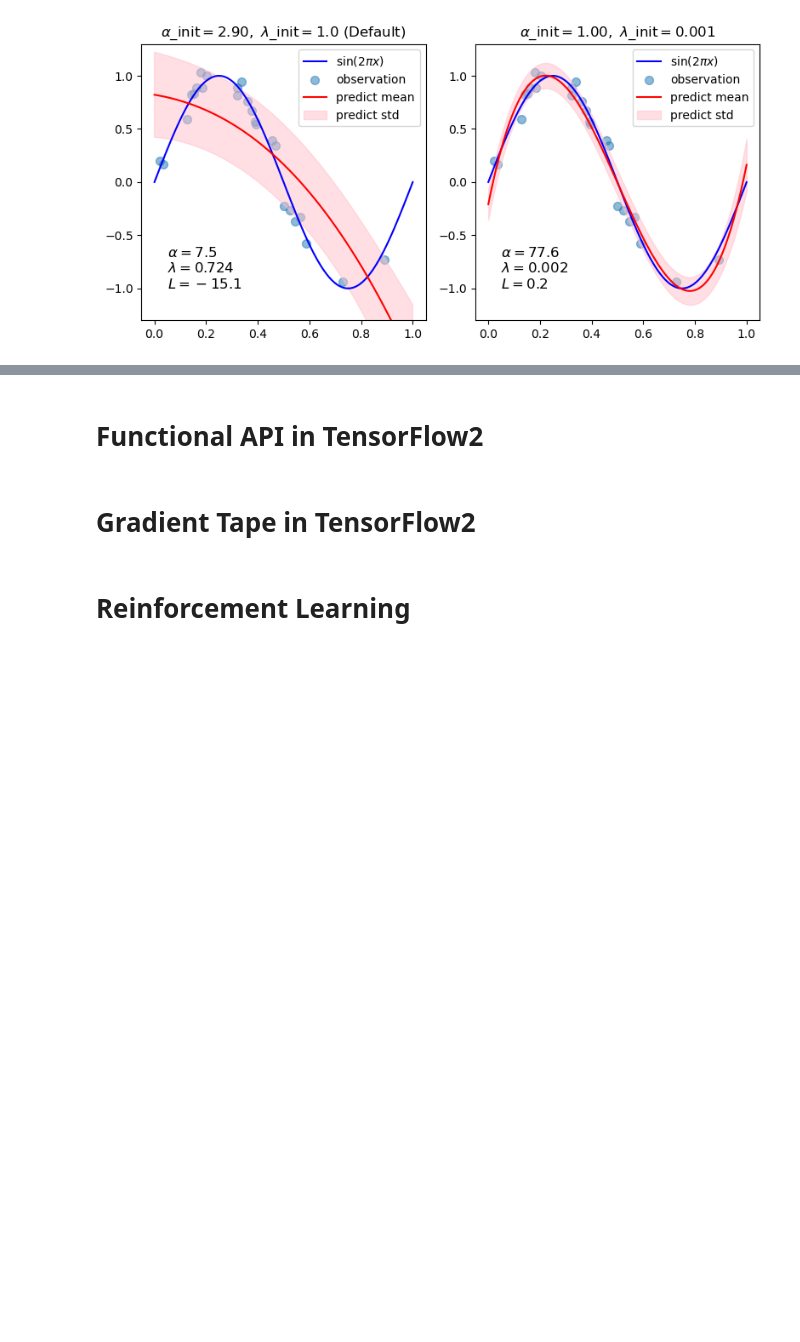
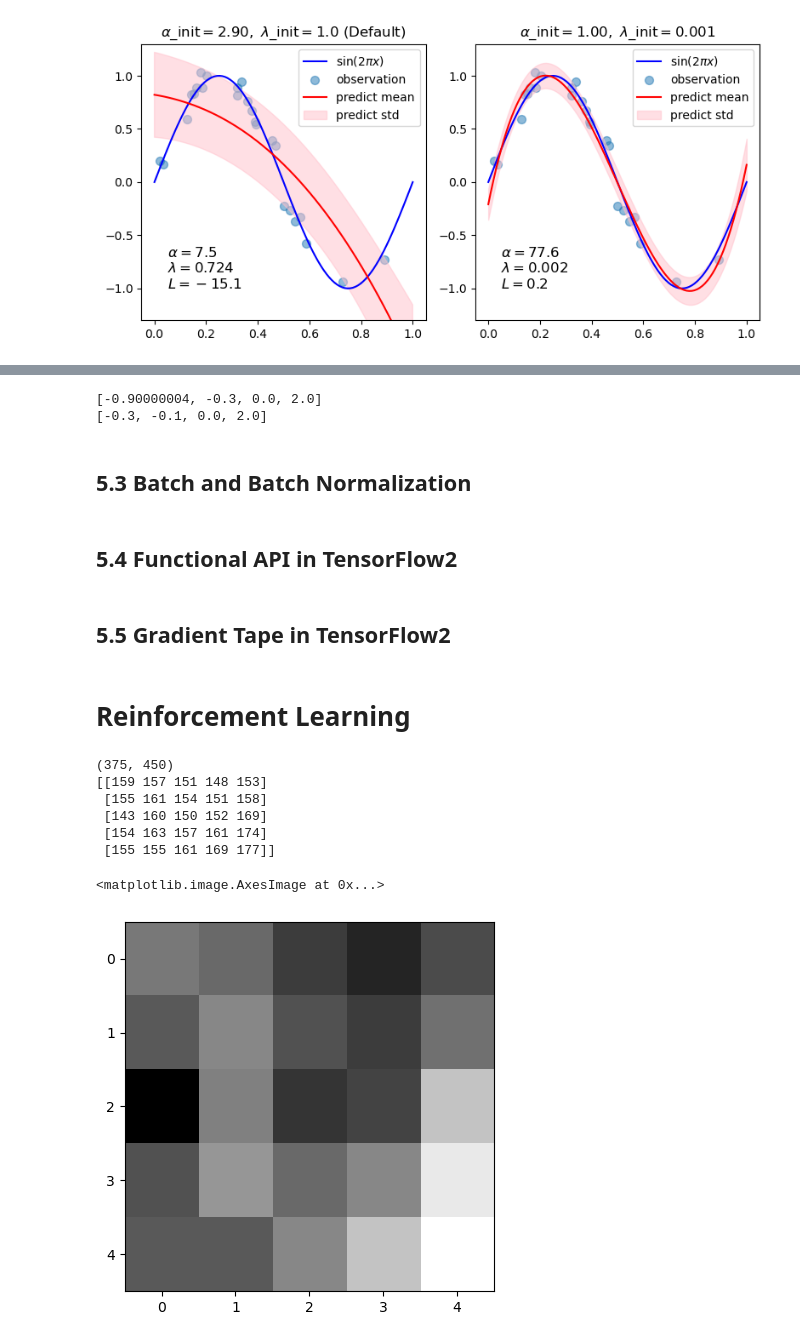
Before and after one commit to MinwooKim1990/Dictionary, a Jupyter notebook: AI_CV_Dic.ipynb, the cells around one changed output, grey strips where cells are left out. Cells and saved outputs as stored; diff of their text form; code cells hidden in the pictures; blank space fills up the shorter version.

```diff
--- a/AI_CV_Dic.ipynb
+++ b/AI_CV_Dic.ipynb
@@ -578,6 +791,41 @@ develop to tournament model
+# %%
+import tensorflow as tf
+import tensorflow.keras as keras
+# Leaky ReLU
+# TensorFlow2
+layer = tf.keras.layers.LeakyReLU()
+output = layer([-3.0, -1.0, 0.0, 2.0])
+print(list(output.numpy()))
+layer = tf.keras.layers.LeakyReLU(alpha=0.1)
+output = layer([-3.0, -1.0, 0.0, 2.0])
+print(list(output.numpy()))
+# %% [output]
+[-0.90000004, -0.3, 0.0, 2.0]
+[-0.3, -0.1, 0.0, 2.0]
+# %% [markdown]
+## 5.3 Batch and Batch Normalization
 # %% [markdown]
-# Functional API in TensorFlow2
+## 5.4 Functional API in TensorFlow2
 # %% [markdown]
-# Gradient Tape in TensorFlow2
+## 5.5 Gradient Tape in TensorFlow2
 # %% [markdown]
 # Reinforcement Learning
+# %%
+import cv2
+import matplotlib.pyplot as plt
+import numpy as np
+left = cv2.cvtColor(cv2.imread('img/left.png'),cv2.COLOR_BGR2GRAY)
+plt.imshow(left,cmap='gray')
+print(left.shape)
+left2=left[270:275,223:228]
+print(left2)
+plt.imshow(left2,cmap='gray')
+# %% [output]
+(375, 450)
+[[159 157 151 148 153]
+ [155 161 154 151 158]
+ [143 160 150 152 169]
+ [154 163 157 161 174]
+ [155 155 161 169 177]]
+<matplotlib.image.AxesImage at 0x...>
+[figure, added]
```
Also changed, not shown: parts of 30 cells of this notebook.
